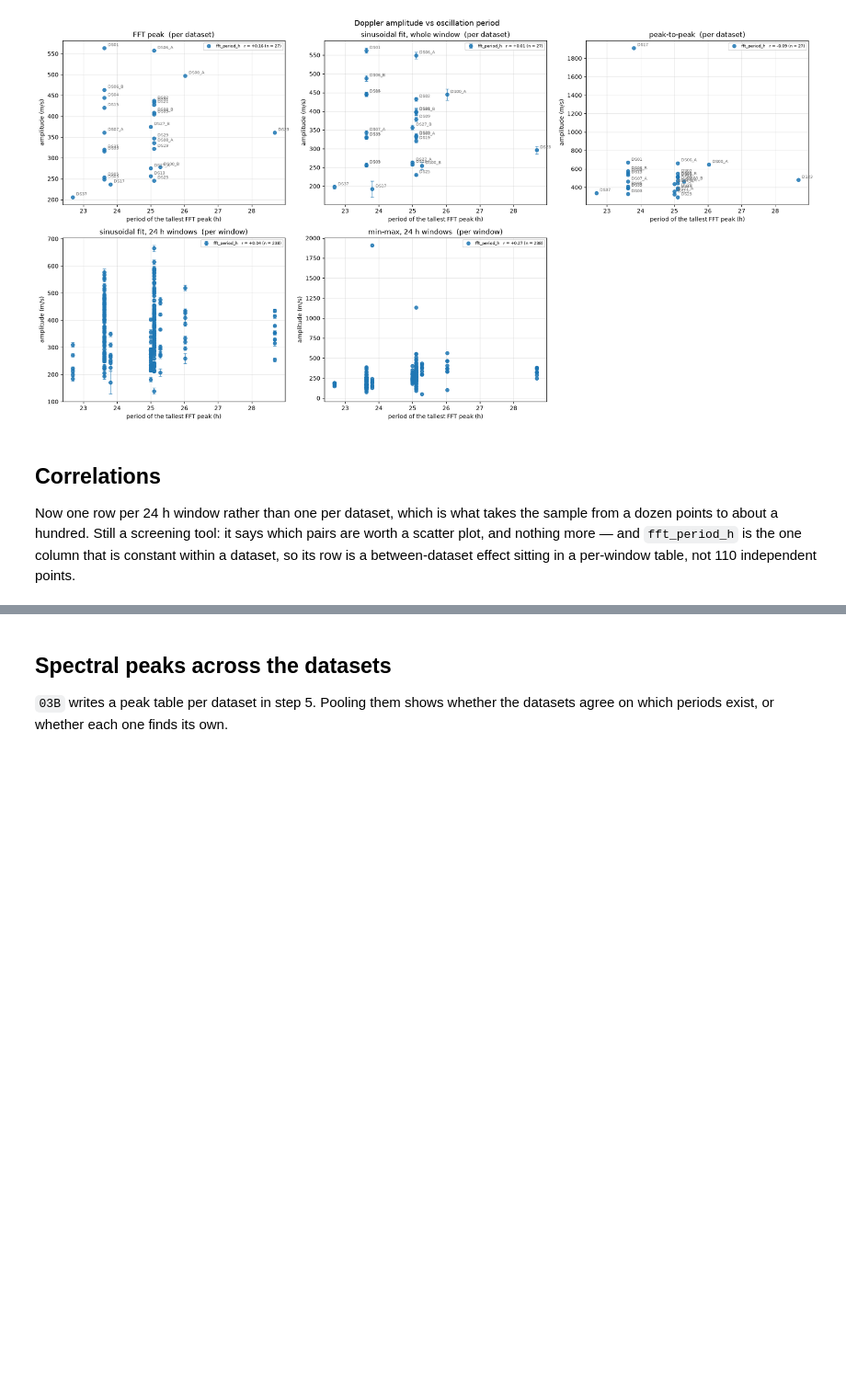
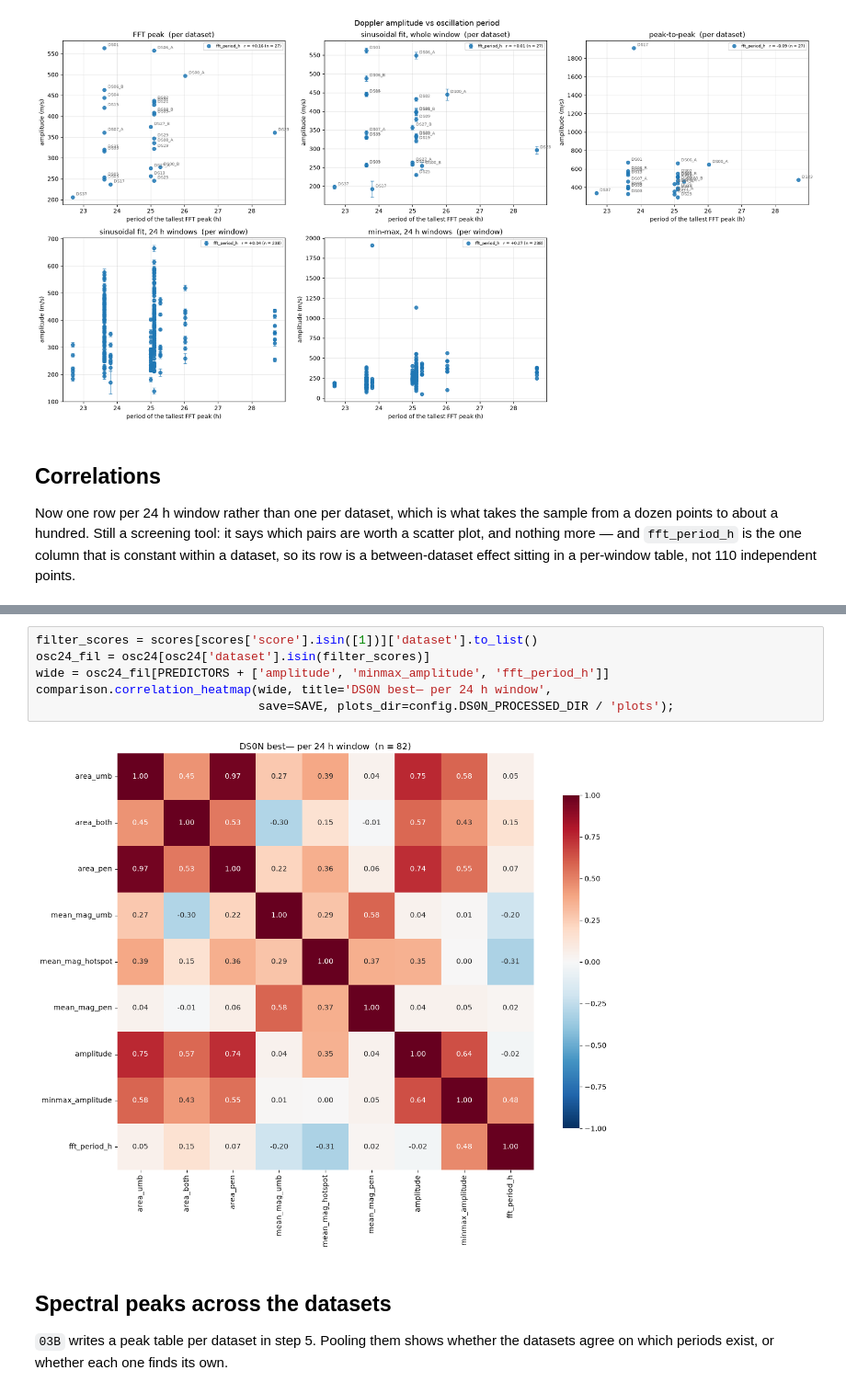
Before and after one commit to thomatrixting/sun_spots_pulsation_review, a Jupyter notebook: notebooks/04_data_comparison.ipynb, the cells around one changed output, grey strips where cells are left out. Shown at 92% size. Cells and saved outputs as stored; diff of their text form; blank space fills up the shorter version.

```diff
--- a/notebooks/04_data_comparison.ipynb
+++ b/notebooks/04_data_comparison.ipynb
@@ -935,3 +925,11 @@ comparison.correlation_heatmap(wide, title='DS0N — per 24 h window',
+# %%
+filter_scores = scores[scores['score'].isin([1])]['dataset'].to_list()
+osc24_fil = osc24[osc24['dataset'].isin(filter_scores)]
+wide = osc24_fil[PREDICTORS + ['amplitude', 'minmax_amplitude', 'fft_period_h']]
+comparison.correlation_heatmap(wide, title='DS0N best— per 24 h window',
+                               save=SAVE, plots_dir=config.DS0N_PROCESSED_DIR / 'plots');
+# %% [output]
+[figure, added]
 # %% [markdown]
 ## Spectral peaks across the datasets
 
```
Also changed, not shown: parts of 32 cells of this notebook.
